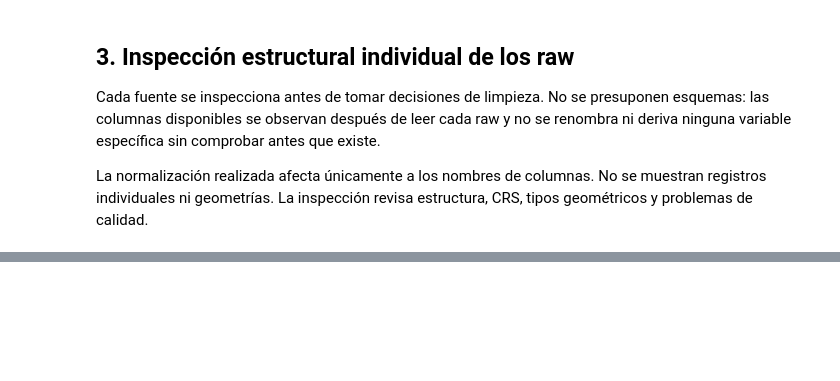
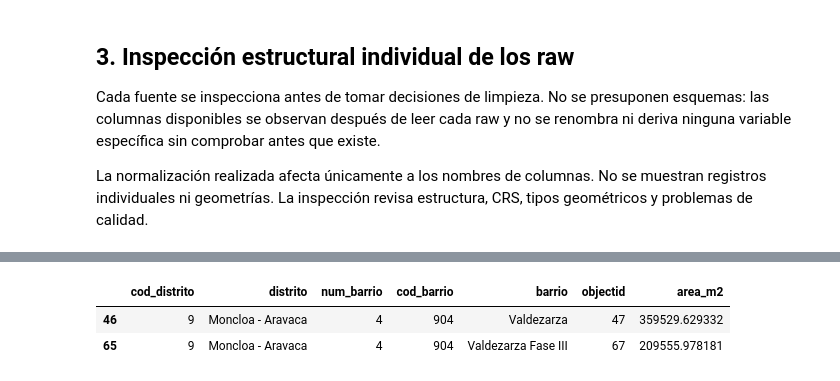
Before and after one commit to hugoramirovilla-boop/TFM_parking_madrid, a Jupyter notebook: notebooks/02_02_cartografia_ser.ipynb, the cells around one changed output, grey strips where cells are left out. Cells and saved outputs as stored; diff of their text form; code cells hidden in the pictures; blank space fills up the shorter version.

```diff
--- a/notebooks/02_02_cartografia_ser.ipynb
+++ b/notebooks/02_02_cartografia_ser.ipynb
@@ -513,0 +872,47 @@ La siguiente fase limpiará exclusivamente `ser_geoportal_limite_ser`, siguiendo
+# %%
+duplicados_barrios_ser = (
+    barrios_candidate_clean
+    .assign(area_m2=lambda df: df.geometry.area)
+    .loc[lambda df: df.duplicated("cod_barrio", keep=False)]
+    .sort_values(["cod_barrio", "barrio"])
+)
+
+if not duplicados_barrios_ser.empty:
+    display(duplicados_barrios_ser.drop(columns="geometry"))
+
+barrios_904 = barrios_candidate_clean.loc[barrios_candidate_clean["cod_barrio"].eq(904)].copy()
+if len(barrios_904) == 2:
+    geom_a, geom_b = barrios_904.geometry.iloc[0], barrios_904.geometry.iloc[1]
+    union_904 = geom_a.union(geom_b)
+    area_interseccion_m2 = float(geom_a.intersection(geom_b).area)
+    cod_904_geometria = pd.DataFrame([{
+        "cod_barrio": 904,
+        "barrio_a": barrios_904["barrio"].iloc[0],
+        "barrio_b": barrios_904["barrio"].iloc[1],
+        "area_a_m2": float(geom_a.area),
+        "area_b_m2": float(geom_b.area),
+        "se_tocan_o_intersectan": bool(geom_a.intersects(geom_b)),
+        "area_interseccion_m2": area_interseccion_m2,
+        "solape_relevante": bool(area_interseccion_m2 > TOL_AREA_M2),
+        "a_contiene_b": bool(geom_a.contains(geom_b)),
+        "b_contiene_a": bool(geom_b.contains(geom_a)),
+        "son_disjuntas": bool(geom_a.disjoint(geom_b)),
+        "area_union_m2": float(union_904.area),
+        "area_union_dentro_limite_ser_m2": float(union_904.intersection(limite_geom).area),
+        "diferencia_union_vs_limite_intersec_m2": float(union_904.area - union_904.intersection(limite_geom).area),
+    }])
+elif len(barrios_904) > 0:
+    cod_904_geometria = pd.DataFrame([{
+        "cod_barrio": 904,
+        "n_poligonos": int(len(barrios_904)),
+        "nota": "No hay exactamente dos polígonos con cod_barrio 904; revisar manualmente si cambia el raw.",
+    }])
+else:
+    cod_904_geometria = pd.DataFrame()
+
+if not cod_904_geometria.empty:
+    display(cod_904_geometria)
+# %% [output]
+|  | cod_distrito | distrito | num_barrio | cod_barrio | barrio | objectid | area_m2 |
+| 46 | 9 | Moncloa - Aravaca | 4 | 904 | Valdezarza | 47 | 359529.629332 |
+| 65 | 9 | Moncloa - Aravaca | 4 | 904 | Valdezarza Fase III | 67 | 209555.978181 |
```
Also changed, not shown: parts of 25 cells of this notebook.
